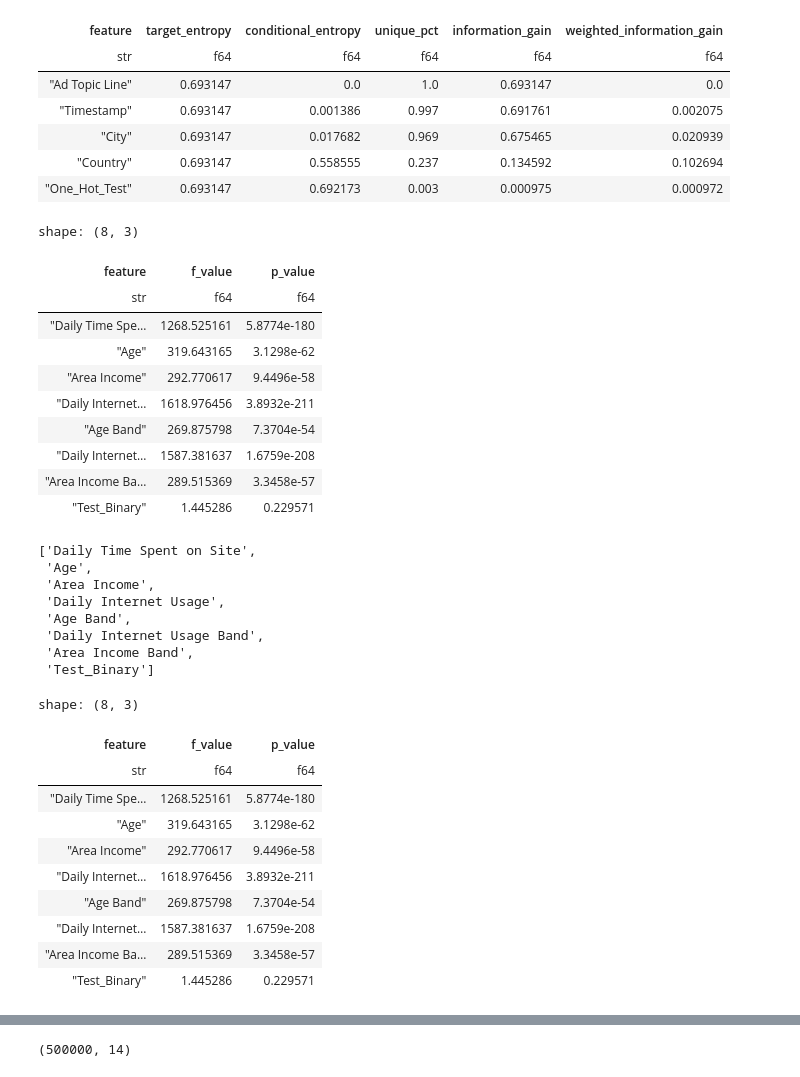
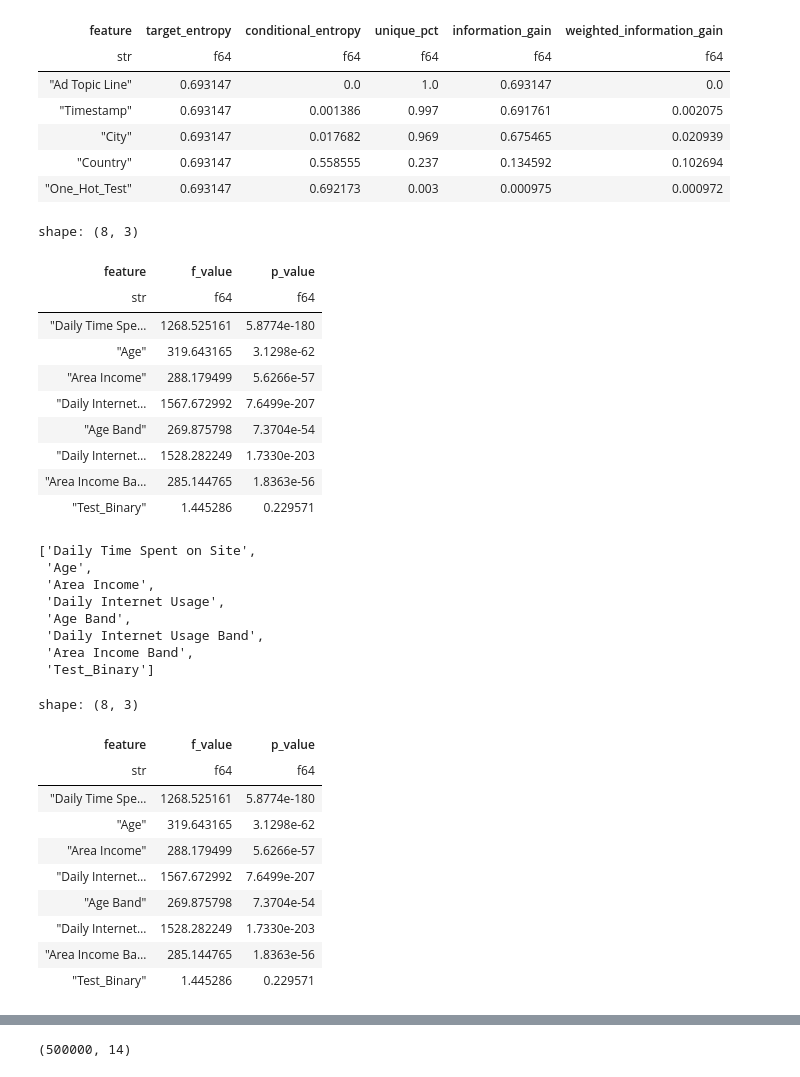
Before and after one commit to abstractqqq/dsds, a Jupyter notebook: src/examples.ipynb, the cells around one changed output, grey strips where cells are left out. Cells and saved outputs as stored; diff of their text form; code cells hidden in the pictures.

```diff
--- a/src/examples.ipynb
+++ b/src/examples.ipynb
@@ -130,3 +131,8 @@ shape: (1, 4)
 | feature | to_0 | to_1 | dtype |
 | str | str | str | str |
 | "Test_Binary" | "A" | "B" | "string" |
+# %%
+# Second way (imo, better) to interactive with TransformationResult objects
+df, mapping1 = impute(df, ["Area Income"], ImputationStartegy.MEAN)
+df, mapping2 = impute(df, ["Daily Internet Usage", "Daily Internet Usage Band", "Area Income Band"], ImputationStartegy.MEDIAN)
+df
@@ -132,0 +175,3 @@ shape: (1, 4)
+# %%
+df, mapping = scale(df, ["Area Income", "Daily Internet Usage"], ScalingStrategy.NORMALIZE)
+df
@@ -181,11 +254,11 @@ shape: (8, 3)
 | str | f64 | f64 |
 | "Daily Time Spe… | 1268.525161 | 5.8774e-180 |
 | "Age" | 319.643165 | 3.1298e-62 |
-| "Area Income" | 292.770617 | 9.4496e-58 |
-| "Daily Internet… | 1618.976456 | 3.8932e-211 |
+| "Area Income" | 288.179499 | 5.6266e-57 |
+| "Daily Internet… | 1567.672992 | 7.6499e-207 |
 | "Age Band" | 269.875798 | 7.3704e-54 |
-| "Daily Internet… | 1587.381637 | 1.6759e-208 |
-| "Area Income Ba… | 289.515369 | 3.3458e-57 |
+| "Daily Internet… | 1528.282249 | 1.7330e-203 |
+| "Area Income Ba… | 285.144765 | 1.8363e-56 |
 | "Test_Binary" | 1.445286 | 0.229571 |
 # %%
 nums = get_numeric_cols(df, exclude=[target])
@@ -202,19 +275,19 @@ nums
 # %%
 from sklearn.feature_selection import f_classif
 
-f, pv = f_classif(df[nums], df[target])
+f, pv = f_classif(df.select(nums), df[target])
 pl.from_records([nums, f, pv], schema=["feature", "f_value", "p_value"])
 # %% [output]
 shape: (8, 3)
 | feature | f_value | p_value |
 | str | f64 | f64 |
 | "Daily Time Spe… | 1268.525161 | 5.8774e-180 |
 | "Age" | 319.643165 | 3.1298e-62 |
-| "Area Income" | 292.770617 | 9.4496e-58 |
-| "Daily Internet… | 1618.976456 | 3.8932e-211 |
+| "Area Income" | 288.179499 | 5.6266e-57 |
+| "Daily Internet… | 1567.672992 | 7.6499e-207 |
 | "Age Band" | 269.875798 | 7.3704e-54 |
-| "Daily Internet… | 1587.381637 | 1.6759e-208 |
-| "Area Income Ba… | 289.515369 | 3.3458e-57 |
+| "Daily Internet… | 1528.282249 | 1.7330e-203 |
+| "Area Income Ba… | 285.144765 | 1.8363e-56 |
 | "Test_Binary" | 1.445286 | 0.229571 |
 # %%
 from sklearn.feature_selection import f_regression
```
Also changed, not shown: parts of 29 cells of this notebook, 3 other files.
